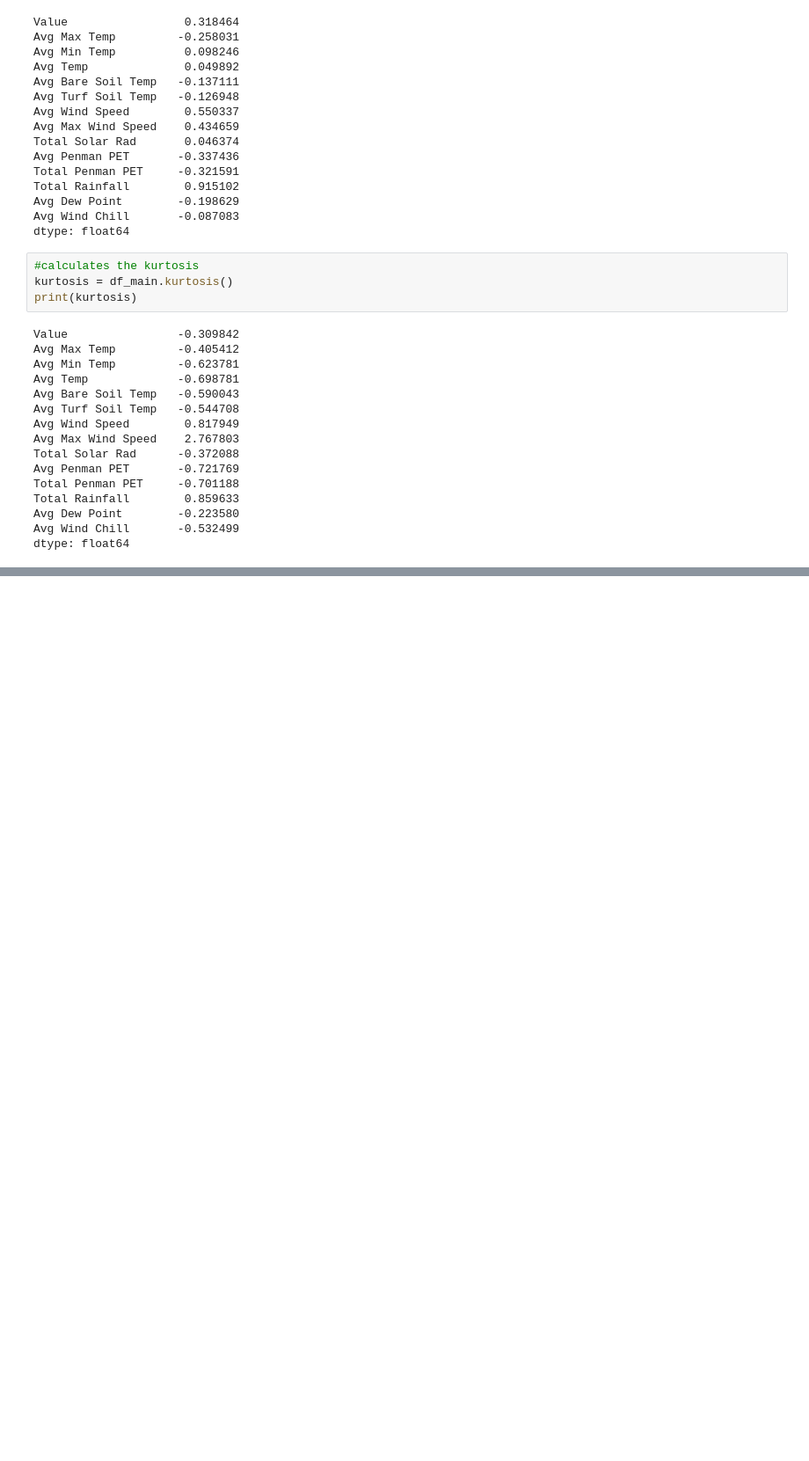
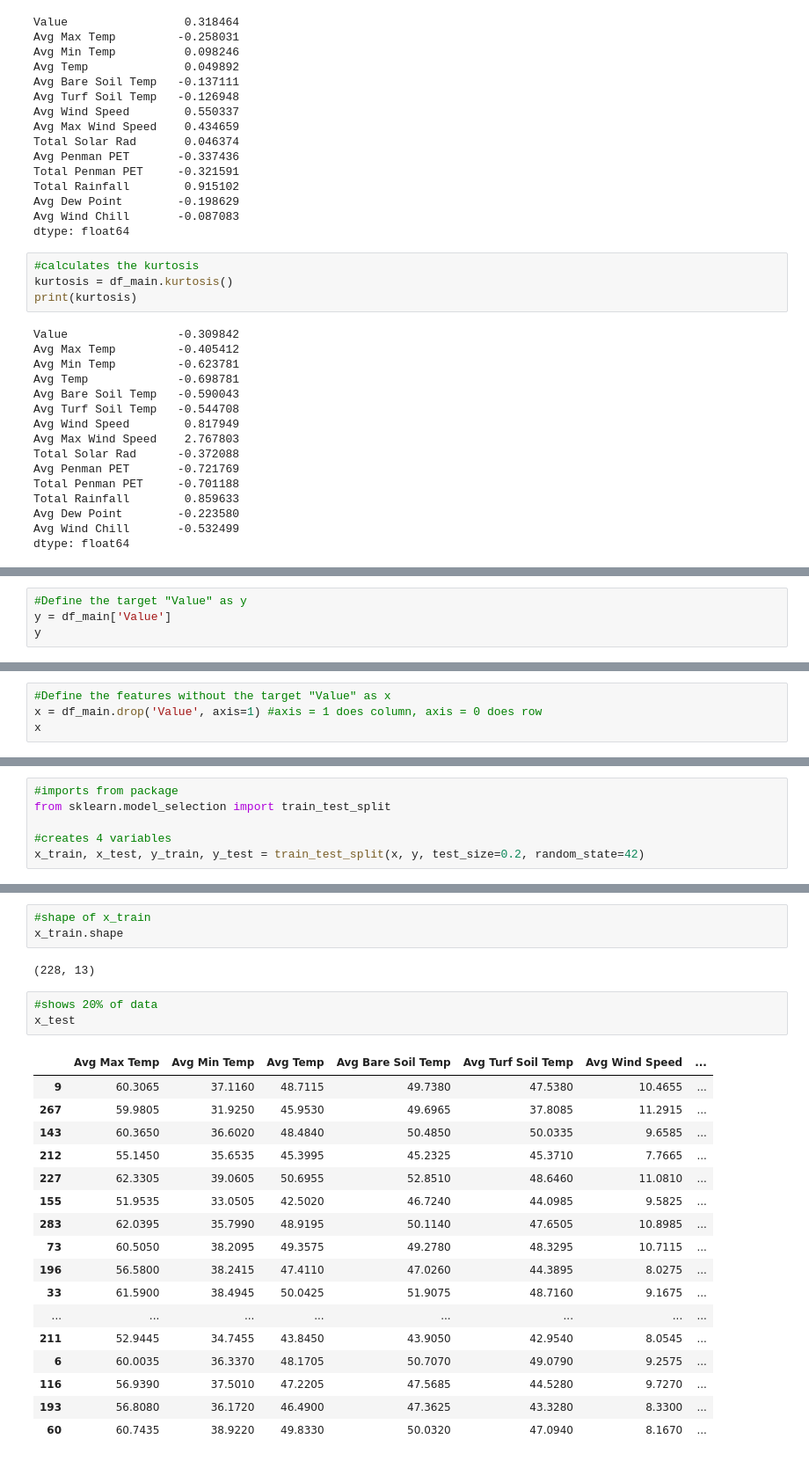
Before and after one commit to dajley/IQR-Method, a Jupyter notebook: Main_Dataset.ipynb, the cells around one changed output, grey strips where cells are left out. Shown at 88% size. Saved outputs shown, nothing was run; the diff lists cells and outputs as text; blank space fills up the shorter version.

Commit message:
Started model building: Polynomial Regression

```diff
--- a/Main_Dataset.ipynb
+++ b/Main_Dataset.ipynb
@@ -180,0 +266,4 @@ for col in df_main.columns:
+# %%
+#Define the target "Value" as y
+y = df_main['Value']
+y
@@ -180,0 +285,4 @@ for col in df_main.columns:
+# %%
+#Define the features without the target "Value" as x
+x = df_main.drop('Value', axis=1) #axis = 1 does column, axis = 0 does row
+x
@@ -180,0 +305,6 @@ for col in df_main.columns:
+# %%
+#imports from package
+from sklearn.model_selection import train_test_split
+
+#creates 4 variables
+x_train, x_test, y_train, y_test = train_test_split(x, y, test_size=0.2, random_state=42)
@@ -180,0 +328,26 @@ for col in df_main.columns:
+# %%
+#shape of x_train
+x_train.shape
+# %% [output]
+(228, 13)
+# %%
+#shows 20% of data
+x_test
+# %% [output]
+|  | Avg Max Temp | Avg Min Temp | Avg Temp | Avg Bare Soil Temp | Avg Turf Soil Temp | Avg Wind Speed | ... |
+| 9 | 60.3065 | 37.1160 | 48.7115 | 49.7380 | 47.5380 | 10.4655 | ... |
+| 267 | 59.9805 | 31.9250 | 45.9530 | 49.6965 | 37.8085 | 11.2915 | ... |
+| 143 | 60.3650 | 36.6020 | 48.4840 | 50.4850 | 50.0335 | 9.6585 | ... |
+| 212 | 55.1450 | 35.6535 | 45.3995 | 45.2325 | 45.3710 | 7.7665 | ... |
+| 227 | 62.3305 | 39.0605 | 50.6955 | 52.8510 | 48.6460 | 11.0810 | ... |
+| 155 | 51.9535 | 33.0505 | 42.5020 | 46.7240 | 44.0985 | 9.5825 | ... |
+| 283 | 62.0395 | 35.7990 | 48.9195 | 50.1140 | 47.6505 | 10.8985 | ... |
+| 73 | 60.5050 | 38.2095 | 49.3575 | 49.2780 | 48.3295 | 10.7115 | ... |
+| 196 | 56.5800 | 38.2415 | 47.4110 | 47.0260 | 44.3895 | 8.0275 | ... |
+| 33 | 61.5900 | 38.4945 | 50.0425 | 51.9075 | 48.7160 | 9.1675 | ... |
+| ... | ... | ... | ... | ... | ... | ... | ... |
+| 211 | 52.9445 | 34.7455 | 43.8450 | 43.9050 | 42.9540 | 8.0545 | ... |
+| 6 | 60.0035 | 36.3370 | 48.1705 | 50.7070 | 49.0790 | 9.2575 | ... |
+| 116 | 56.9390 | 37.5010 | 47.2205 | 47.5685 | 44.5280 | 9.7270 | ... |
+| 193 | 56.8080 | 36.1720 | 46.4900 | 47.3625 | 43.3280 | 8.3300 | ... |
+| 60 | 60.7435 | 38.9220 | 49.8330 | 50.0320 | 47.0940 | 8.1670 | ... |
```
Also changed, not shown: parts of 30 cells of this notebook.
